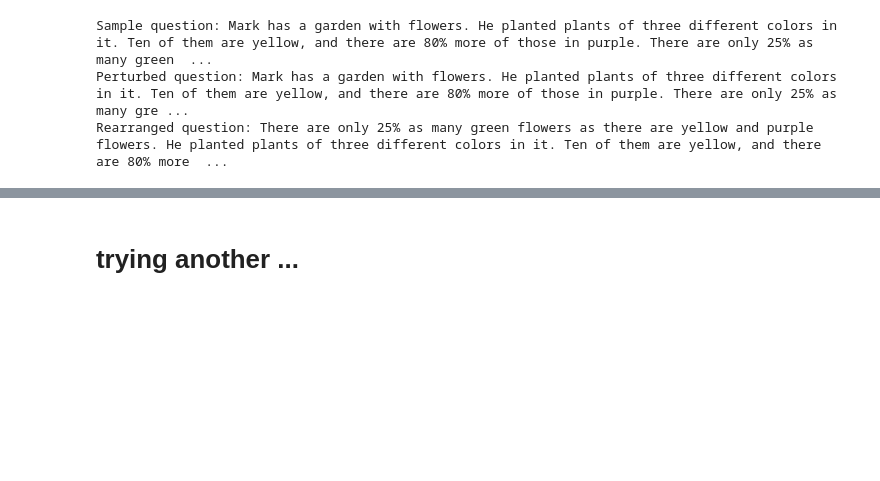
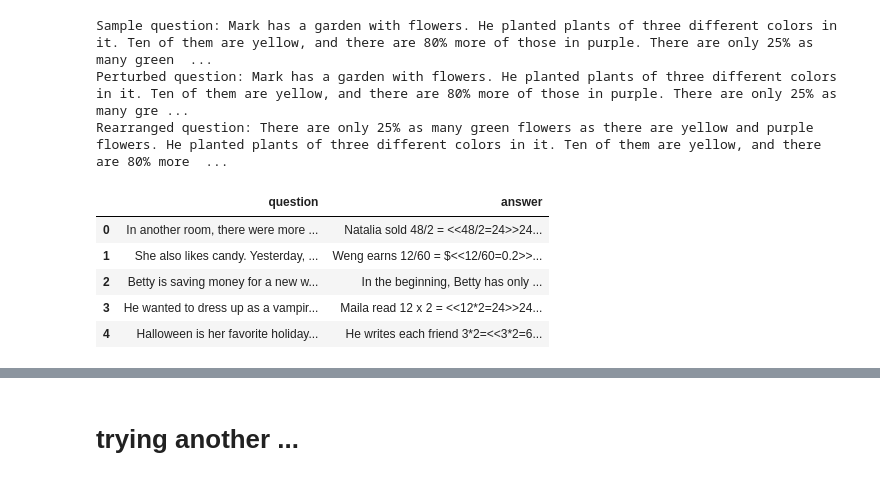
Before and after one commit to mille055/AIPI590-XAI, a Jupyter notebook: Assignments/08_explainable_llm.ipynb, the cells around one changed output, grey strips where cells are left out. Saved outputs shown, nothing was run; the diff lists cells and outputs as text; code cells hidden in the pictures; blank space fills up the shorter version.

```diff
--- a/Assignments/08_explainable_llm.ipynb
+++ b/Assignments/08_explainable_llm.ipynb
@@ -284,3 +284,15 @@ print('Rearranged question:', rearrange_statements(sample_question))
 Sample question: Mark has a garden with flowers. He planted plants of three different colors in it. Ten of them are yellow, and there are 80% more of those in purple. There are only 25% as many green  ...
 Perturbed question: Mark has a garden with flowers. He planted plants of three different colors in it. Ten of them are yellow, and there are 80% more of those in purple. There are only 25% as many gre ...
 Rearranged question: There are only 25% as many green flowers as there are yellow and purple flowers. He planted plants of three different colors in it. Ten of them are yellow, and there are 80% more  ...
+# %%
+altered_dataframe = df.copy()
+altered_dataframe['question'] = altered_dataframe['question'].apply(insert_herring_before_final_question)
+altered_dataframe['question'] = altered_dataframe['question'].apply(rearrange_statements)
+altered_dataframe.head()
+# %% [output]
+|  | question | answer |
+| 0 | In another room, there were more ... | Natalia sold 48/2 = <<48/2=24>>24... |
+| 1 | She also likes candy. Yesterday, ... | Weng earns 12/60 = $<<12/60=0.2>>... |
+| 2 | Betty is saving money for a new w... | In the beginning, Betty has only ... |
+| 3 | He wanted to dress up as a vampir... | Maila read 12 x 2 = <<12*2=24>>24... |
+| 4 | Halloween is her favorite holiday... | He writes each friend 3*2=<<3*2=6... |
```
Also changed, not shown: parts of 6 cells of this notebook.
